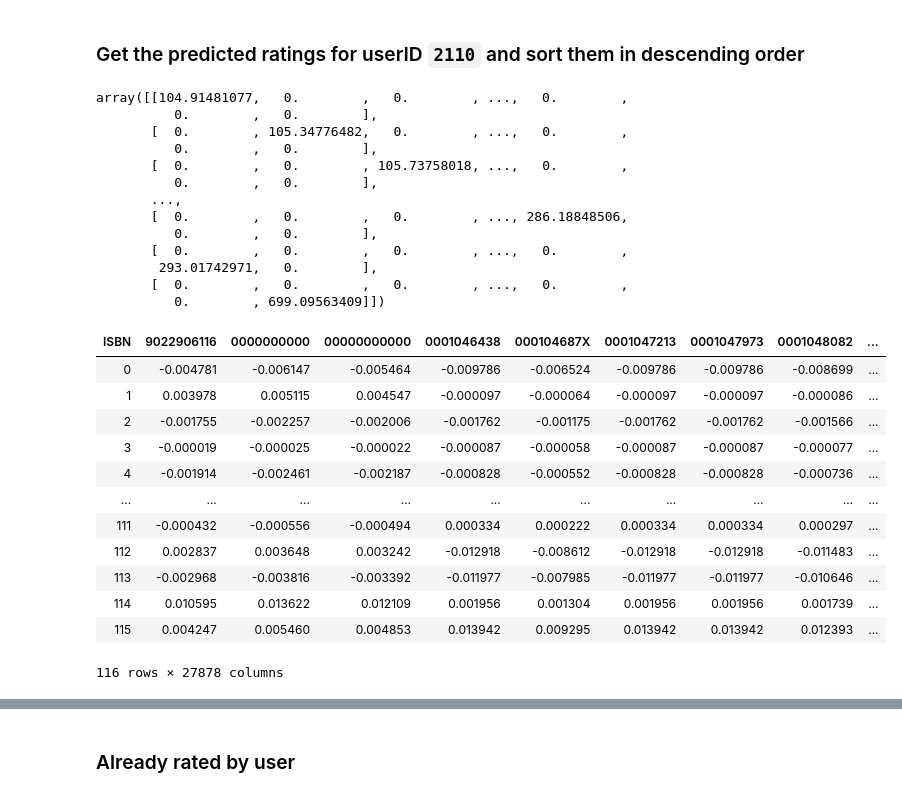
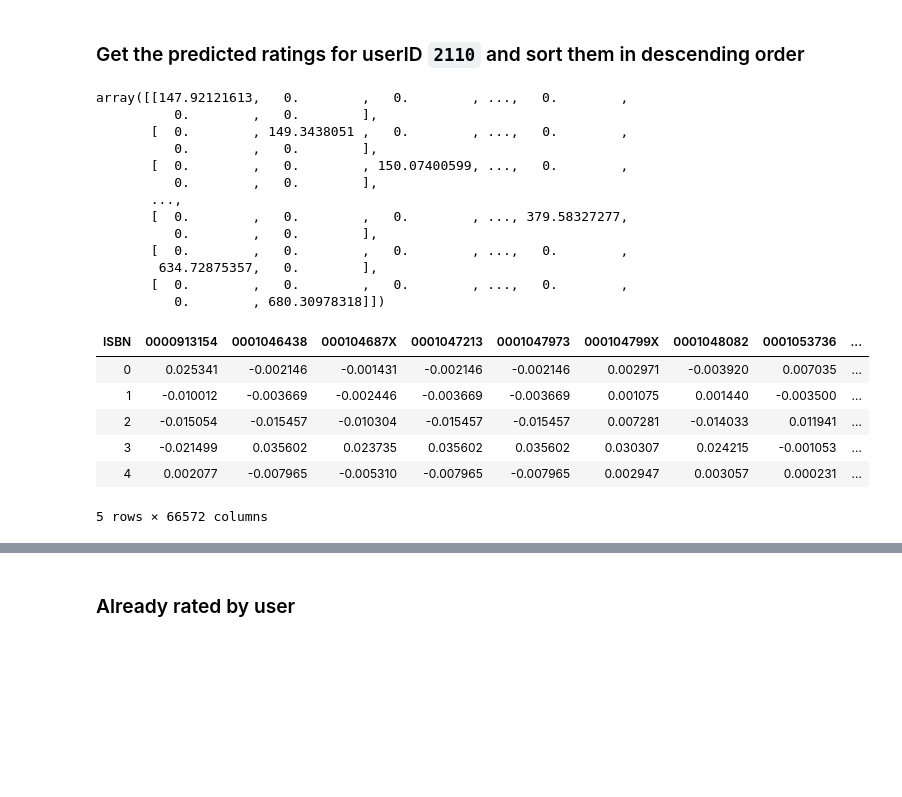
Before and after one commit to GreatLearningAIML1/pune-july19-batch-parikshitbangde, a Jupyter notebook: Collaborative Filtering based Recommendation System_Questios.ipynb, the cells around one changed output, grey strips where cells are left out. Drawn from its saved outputs; the diff is of its cells as text; code cells hidden in the pictures; blank space fills up the shorter version.

```diff
--- a/Collaborative Filtering based Recommendation System_Questios.ipynb
+++ b/Collaborative Filtering based Recommendation System_Questios.ipynb
@@ -256,4 +253,5 @@ ratings.head(5)
 # %% [markdown]
 ### Ratings dataset should have books only which exist in our books dataset. Drop the remaining rows
 # %%
-ratings = ratings[ratings.index.isin(books.index)]
+ratings = ratings[ratings.ISBN.isin(books.ISBN)]
+ratings.shape
@@ -260,4 +260,5 @@ ratings = ratings[ratings.index.isin(books.index)]
 # %% [markdown]
 ### Ratings dataset should have ratings from users which exist in users dataset. Drop the remaining rows
 # %%
-ratings = ratings[ratings.index.isin(users.index)]
+ratings = ratings[ratings.userID.isin(users.userID)]
+ratings.shape
@@ -451,35 +419,29 @@ sigma = np.diag(sigma)
 # %%
 sigma
 # %% [output]
-array([[104.91481077,   0.        ,   0.        , ...,   0.        ,
+array([[147.92121613,   0.        ,   0.        , ...,   0.        ,
           0.        ,   0.        ],
-       [  0.        , 105.34776482,   0.        , ...,   0.        ,
+       [  0.        , 149.3438051 ,   0.        , ...,   0.        ,
           0.        ,   0.        ],
-       [  0.        ,   0.        , 105.73758018, ...,   0.        ,
+       [  0.        ,   0.        , 150.07400599, ...,   0.        ,
           0.        ,   0.        ],
        ...,
-       [  0.        ,   0.        ,   0.        , ..., 286.18848506,
+       [  0.        ,   0.        ,   0.        , ..., 379.58327277,
           0.        ,   0.        ],
        [  0.        ,   0.        ,   0.        , ...,   0.        ,
-        293.01742971,   0.        ],
+        634.72875357,   0.        ],
        [  0.        ,   0.        ,   0.        , ...,   0.        ,
-          0.        , 699.09563409]])
+          0.        , 680.30978318]])
 # %%
 all_users_predicted_ratings = np.dot(np.dot(U, sigma), Vt)
 # %%
 preds_df = pd.DataFrame(all_users_predicted_ratings, columns = R_df.columns)
-preds_df
+preds_df.head()
 # %% [output]
-| ISBN | 9022906116 | 0000000000 | 00000000000 | 0001046438 | 000104687X | 0001047213 | 0001047973 | 0001048082 | ... |
-| 0 | -0.004781 | -0.006147 | -0.005464 | -0.009786 | -0.006524 | -0.009786 | -0.009786 | -0.008699 | ... |
-| 1 | 0.003978 | 0.005115 | 0.004547 | -0.000097 | -0.000064 | -0.000097 | -0.000097 | -0.000086 | ... |
-| 2 | -0.001755 | -0.002257 | -0.002006 | -0.001762 | -0.001175 | -0.001762 | -0.001762 | -0.001566 | ... |
-| 3 | -0.000019 | -0.000025 | -0.000022 | -0.000087 | -0.000058 | -0.000087 | -0.000087 | -0.000077 | ... |
-| 4 | -0.001914 | -0.002461 | -0.002187 | -0.000828 | -0.000552 | -0.000828 | -0.000828 | -0.000736 | ... |
-| ... | ... | ... | ... | ... | ... | ... | ... | ... | ... |
-| 111 | -0.000432 | -0.000556 | -0.000494 | 0.000334 | 0.000222 | 0.000334 | 0.000334 | 0.000297 | ... |
-| 112 | 0.002837 | 0.003648 | 0.003242 | -0.012918 | -0.008612 | -0.012918 | -0.012918 | -0.011483 | ... |
-| 113 | -0.002968 | -0.003816 | -0.003392 | -0.011977 | -0.007985 | -0.011977 | -0.011977 | -0.010646 | ... |
-| 114 | 0.010595 | 0.013622 | 0.012109 | 0.001956 | 0.001304 | 0.001956 | 0.001956 | 0.001739 | ... |
-| 115 | 0.004247 | 0.005460 | 0.004853 | 0.013942 | 0.009295 | 0.013942 | 0.013942 | 0.012393 | ... |
+| ISBN | 0000913154 | 0001046438 | 000104687X | 0001047213 | 0001047973 | 000104799X | 0001048082 | 0001053736 | ... |
+| 0 | 0.025341 | -0.002146 | -0.001431 | -0.002146 | -0.002146 | 0.002971 | -0.003920 | 0.007035 | ... |
+| 1 | -0.010012 | -0.003669 | -0.002446 | -0.003669 | -0.003669 | 0.001075 | 0.001440 | -0.003500 | ... |
+| 2 | -0.015054 | -0.015457 | -0.010304 | -0.015457 | -0.015457 | 0.007281 | -0.014033 | 0.011941 | ... |
+| 3 | -0.021499 | 0.035602 | 0.023735 | 0.035602 | 0.035602 | 0.030307 | 0.024215 | -0.001053 | ... |
+| 4 | 0.002077 | -0.007965 | -0.005310 | -0.007965 | -0.007965 | 0.002947 | 0.003057 | 0.000231 | ... |
-116 rows × 27878 columns
+5 rows × 66572 columns
```
Also changed, not shown: parts of 32 cells of this notebook.
